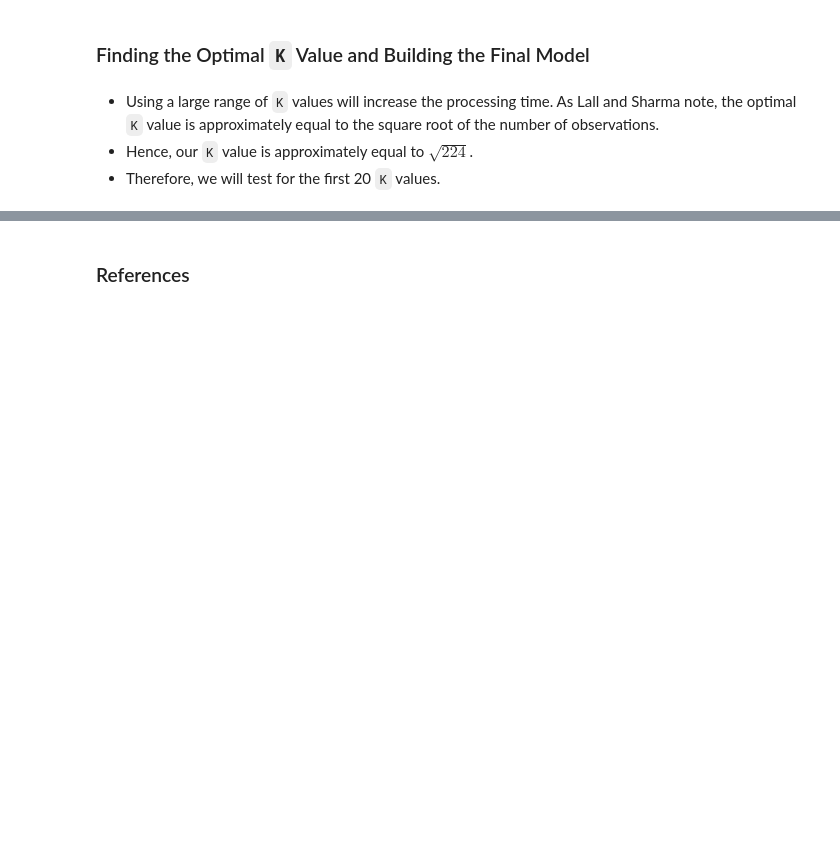
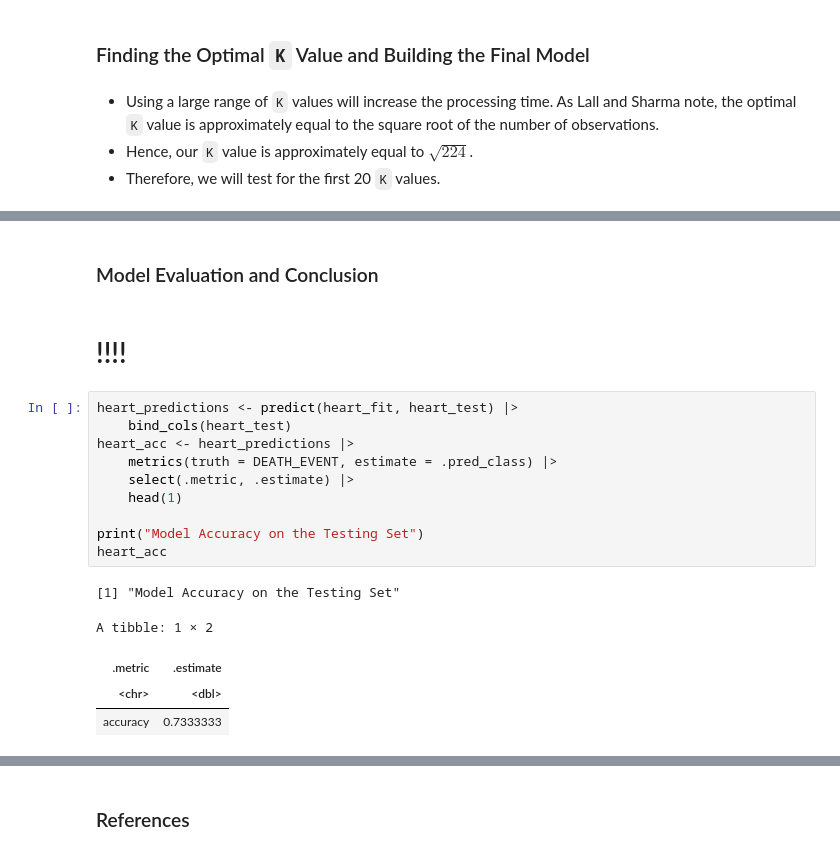
Before and after one commit to pinklily1202/Group-30, a Jupyter notebook: group30.ipynb, the cells around one changed output, grey strips where cells are left out. Cells and saved outputs as stored; diff of their text form; blank space fills up the shorter version.

```diff
--- a/group30.ipynb
+++ b/group30.ipynb
@@ -411,0 +437,20 @@ k_accuracies_plot
+# %% [markdown]
+### Model Evaluation and Conclusion
+# %% [markdown]
+# !!!!
+# %%
+heart_predictions <- predict(heart_fit, heart_test) |>
+    bind_cols(heart_test)
+heart_acc <- heart_predictions |>
+    metrics(truth = DEATH_EVENT, estimate = .pred_class) |>
+    select(.metric, .estimate) |>
+    head(1)
+
+print("Model Accuracy on the Testing Set")
+heart_acc
+# %% [output]
+[1] "Model Accuracy on the Testing Set"
+A tibble: 1 × 2
+| .metric | .estimate |
+| <chr> | <dbl> |
+| accuracy | 0.7333333 |
```
Also changed, not shown: parts of 16 cells of this notebook.
